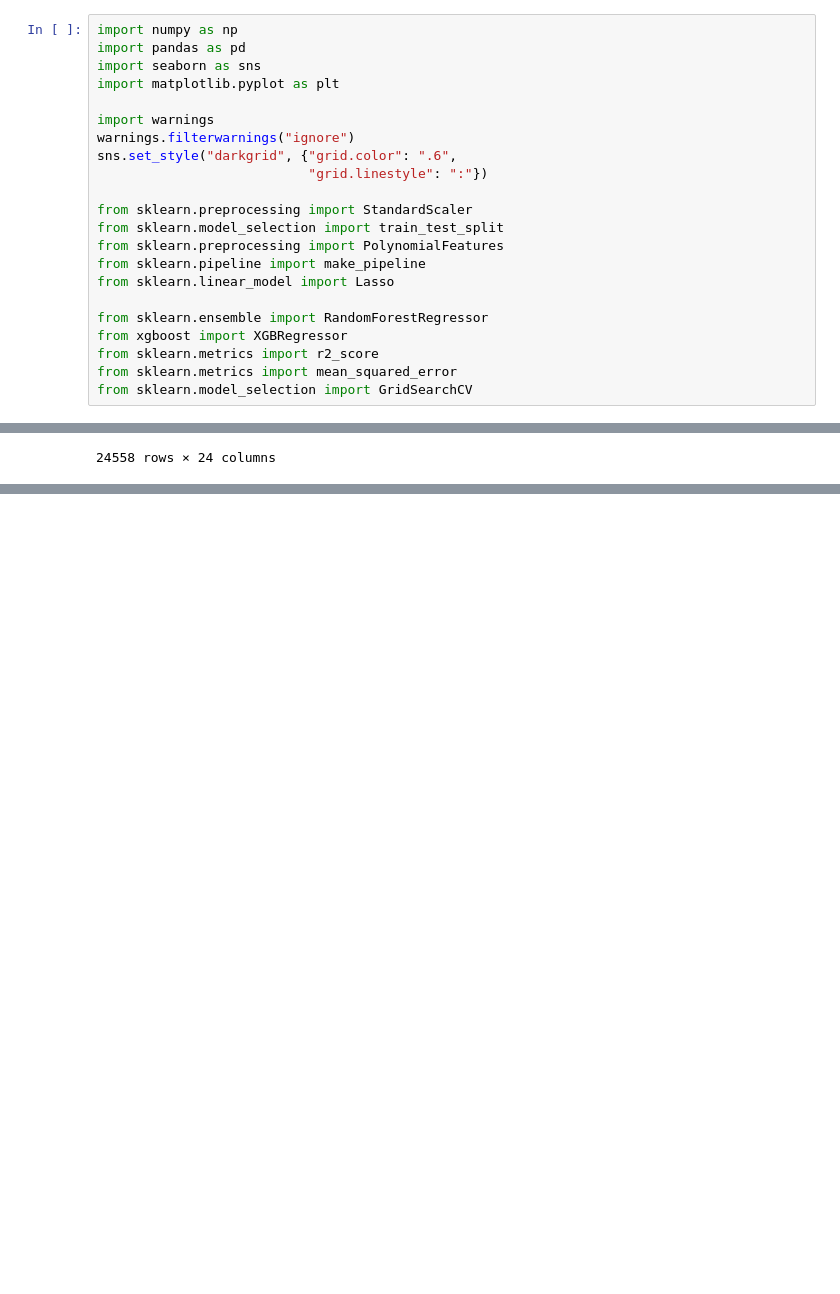
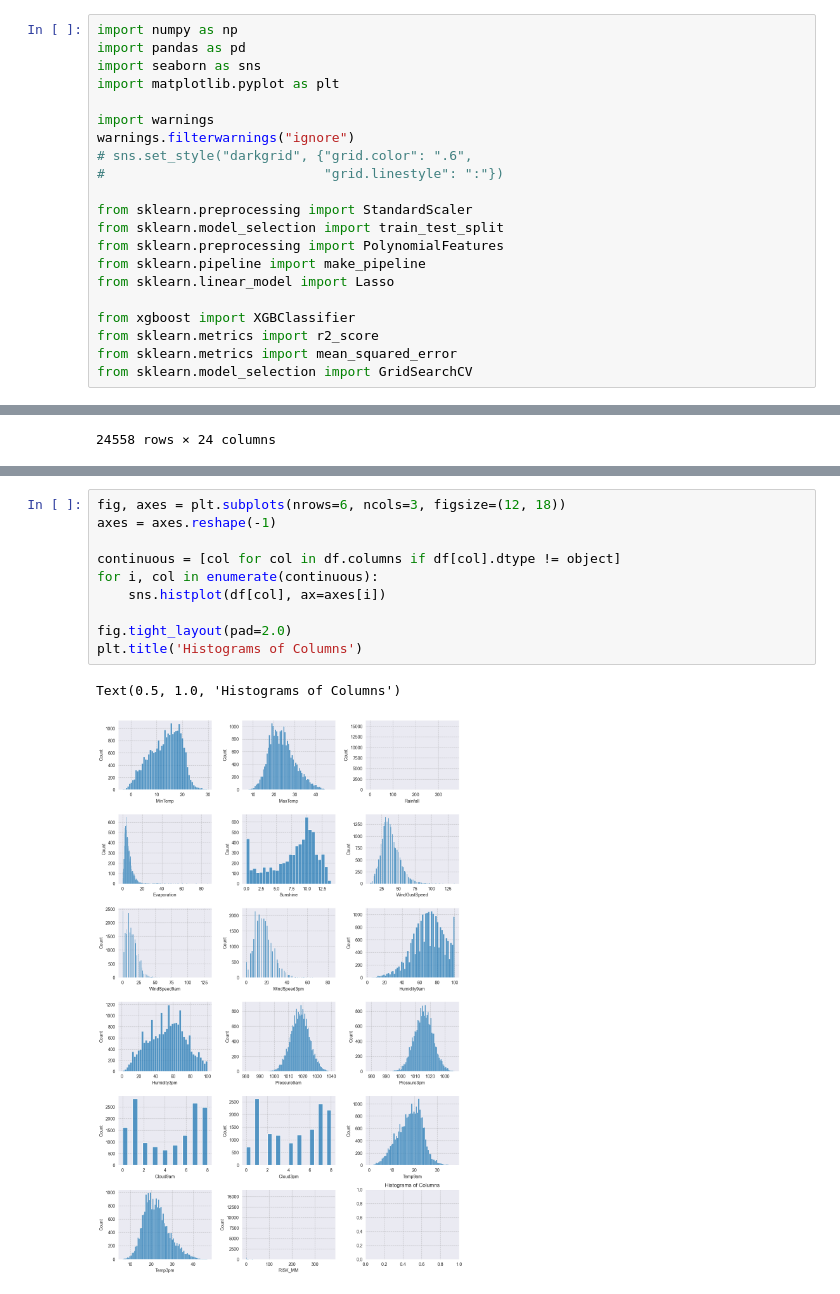
Before and after one commit to thutranghoa/Data_analysis, a Jupyter notebook: Assigment/ex14.ipynb, the cells around one changed output, grey strips where cells are left out. Saved outputs shown, nothing was run; the diff lists cells and outputs as text; blank space fills up the shorter version.

```diff
--- a/Assigment/ex14.ipynb
+++ b/Assigment/ex14.ipynb
@@ -6,8 +6,8 @@ import matplotlib.pyplot as plt
 
 import warnings
 warnings.filterwarnings("ignore")
-sns.set_style("darkgrid", {"grid.color": ".6",
-                           "grid.linestyle": ":"})
+# sns.set_style("darkgrid", {"grid.color": ".6",
+#                            "grid.linestyle": ":"})
 
 from sklearn.preprocessing import StandardScaler
 from sklearn.model_selection import train_test_split
@@ -15,8 +15,7 @@ from sklearn.preprocessing import PolynomialFeatures
 from sklearn.pipeline import make_pipeline
 from sklearn.linear_model import Lasso
 
-from sklearn.ensemble import RandomForestRegressor
-from xgboost import XGBRegressor
+from xgboost import XGBClassifier
 from sklearn.metrics import r2_score
 from sklearn.metrics import mean_squared_error
 from sklearn.model_selection import GridSearchCV
@@ -39,0 +59,13 @@ df
+# %%
+fig, axes = plt.subplots(nrows=6, ncols=3, figsize=(12, 18))
+axes = axes.reshape(-1)
+
+continuous = [col for col in df.columns if df[col].dtype != object]
+for i, col in enumerate(continuous):
+    sns.histplot(df[col], ax=axes[i])
+
+fig.tight_layout(pad=2.0)
+plt.title('Histograms of Columns')
+# %% [output]
+Text(0.5, 1.0, 'Histograms of Columns')
+[figure, added]
```
Also changed, not shown: parts of 15 cells of this notebook, 19 other files.
